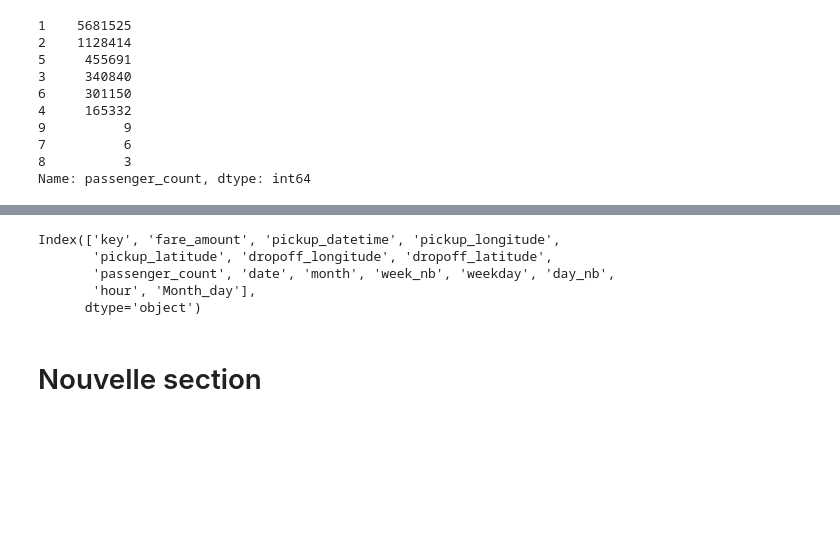
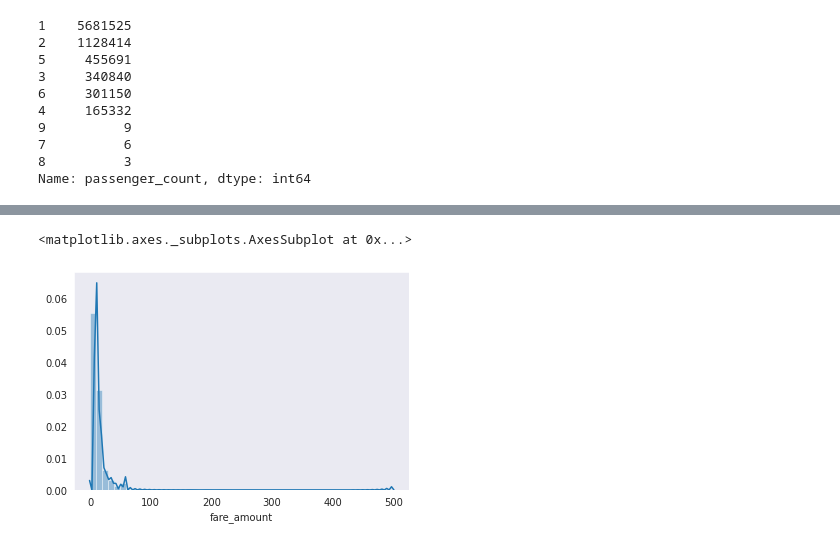
Before and after one commit to srosamont/Projects_Ironhack, a Jupyter notebook: NYC_ride_fare.ipynb, the cells around one changed output, grey strips where cells are left out. Cells and saved outputs as stored; diff of their text form; code cells hidden in the pictures; blank space fills up the shorter version.

```diff
--- a/NYC_ride_fare.ipynb
+++ b/NYC_ride_fare.ipynb
@@ -246,0 +258,3 @@ Name: passenger_count, dtype: int64
+# %%
+# drop the 10 occurences with a 0 amount
+df_2014=df_2014[df_2014.fare_amount!=0]
@@ -250,13 +270,3 @@ filename = 'fichier2014lu.sav'
 pickle.dump(df_2014, open(filename, 'wb'))
 filename2 = 'fichier2014lu.sav'
 pickle.dump(df_2013, open(filename2, 'wb'))
-# %%
-df_2014.columns
-# %% [output]
-Index(['key', 'fare_amount', 'pickup_datetime', 'pickup_longitude',
-       'pickup_latitude', 'dropoff_longitude', 'dropoff_latitude',
-       'passenger_count', 'date', 'month', 'week_nb', 'weekday', 'day_nb',
-       'hour', 'Month_day'],
-      dtype='object')
-# %% [markdown]
-# Nouvelle section
@@ -262,0 +280,7 @@ Index(['key', 'fare_amount', 'pickup_datetime', 'pickup_longitude',
+# %%
+# Plot distribution of fare_amount
+sns.distplot(df_2014['fare_amount'])
+# fare mount is kind of log normal distribution
+# %% [output]
+<matplotlib.axes._subplots.AxesSubplot at 0x...>
+[figure, added]
```
Also changed, not shown: parts of 9 cells of this notebook.
